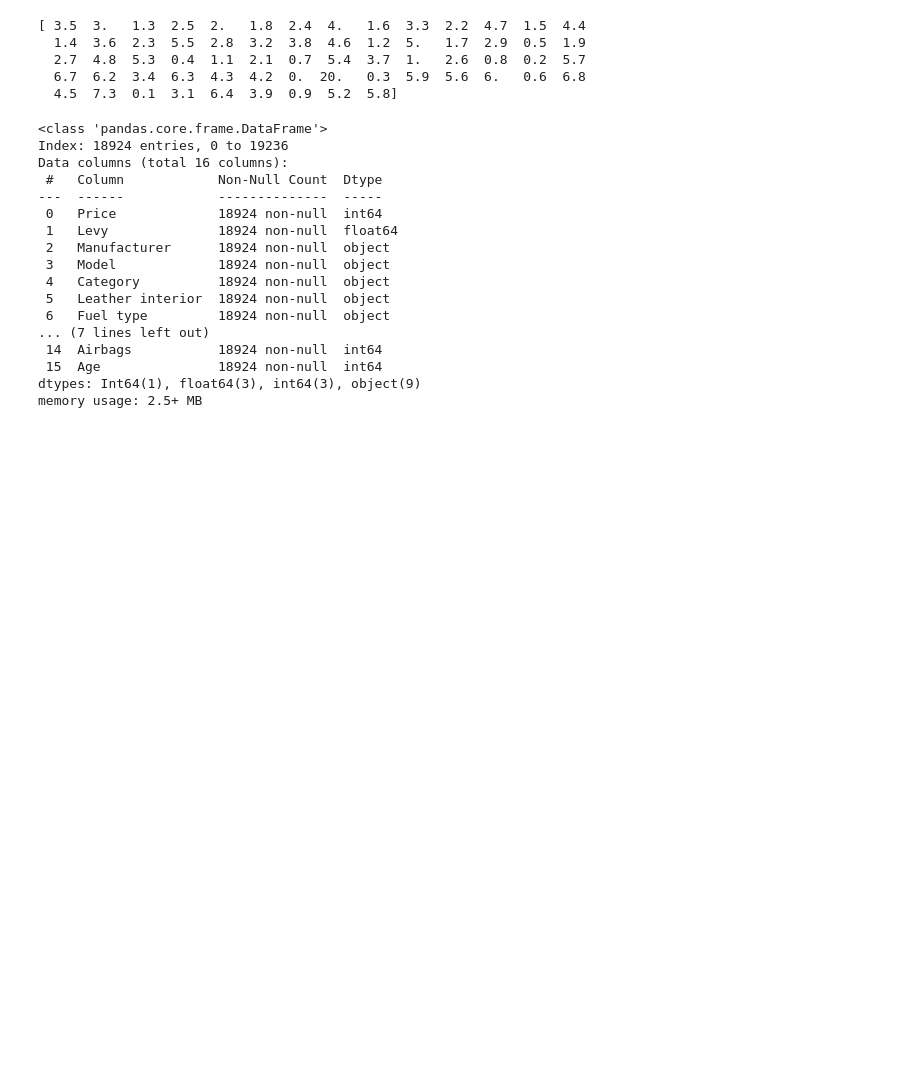
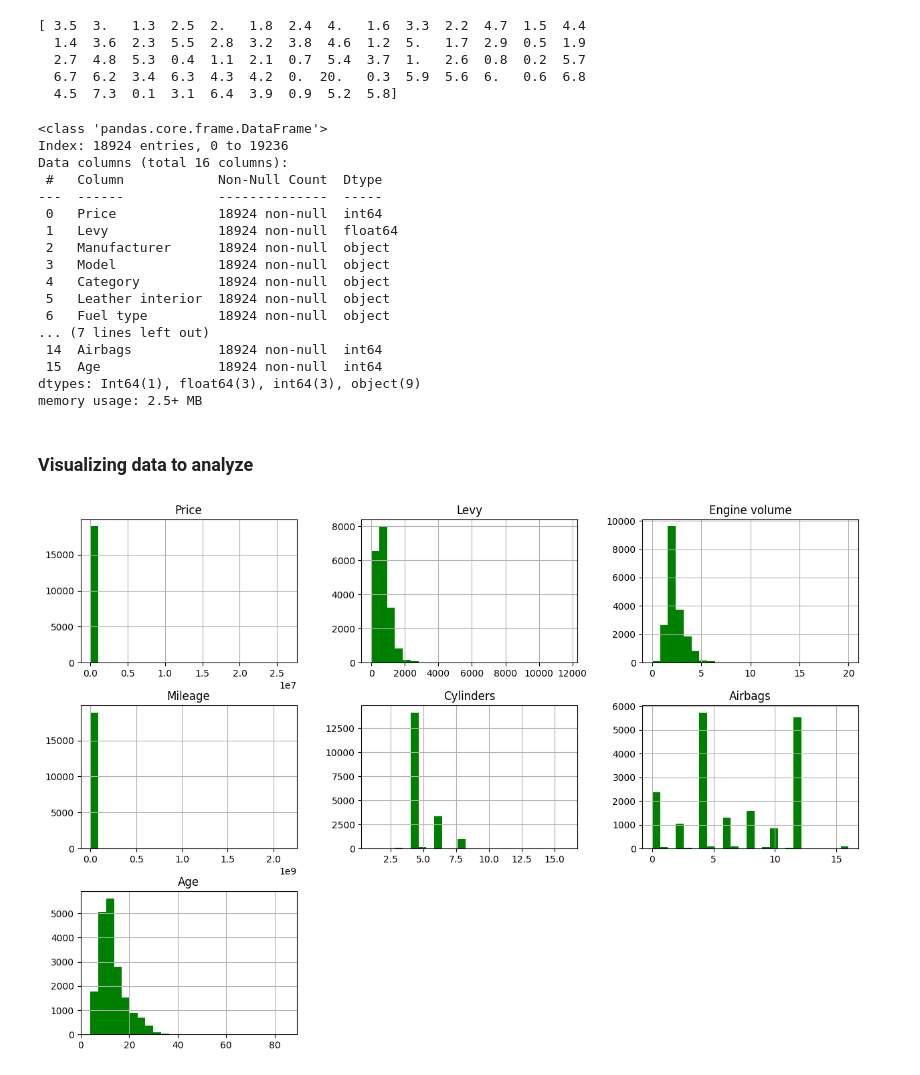
Before and after one commit to saif-gitreps/Car-price-prediction-model, a Jupyter notebook: main.ipynb, the cells around one changed output. Saved outputs shown, nothing was run; the diff lists cells and outputs as text; code cells hidden in the pictures; blank space fills up the shorter version.

Commit message:
Add: Attributes visualization using seaborn and matplotlib

```diff
--- a/main.ipynb
+++ b/main.ipynb
@@ -226,3 +224,10 @@ Data columns (total 16 columns):
  15  Age               18924 non-null  int64
 dtypes: Int64(1), float64(3), int64(3), object(9)
 memory usage: 2.5+ MB
+# %% [markdown]
+### Visualizing data to analyze
+# %%
+data.hist(bins=25,figsize=(15,10),color='green')
+plt.show()
+# %% [output]
+[figure, added]
```
Also changed, not shown: parts of 15 cells of this notebook.
